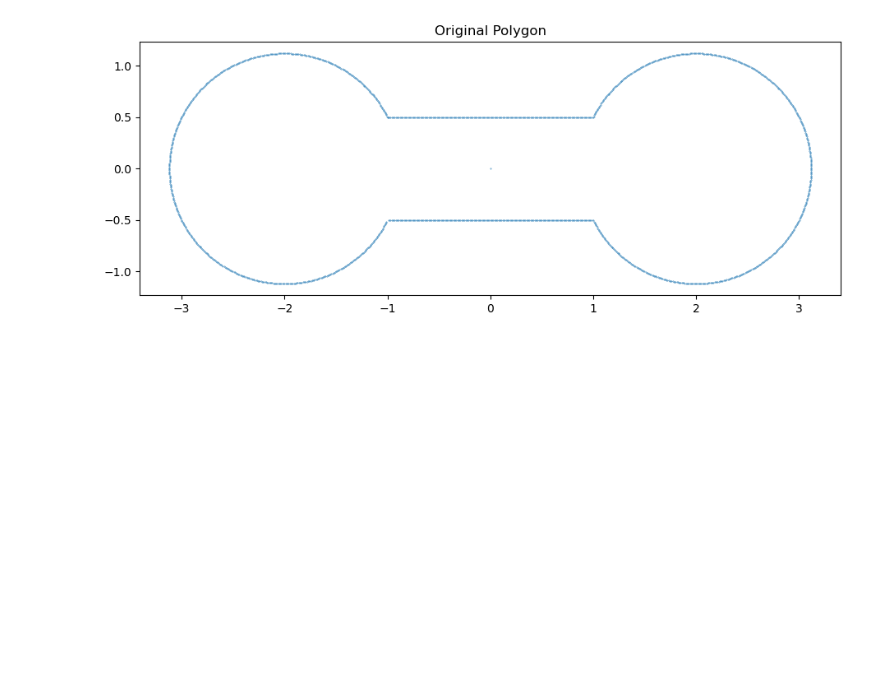
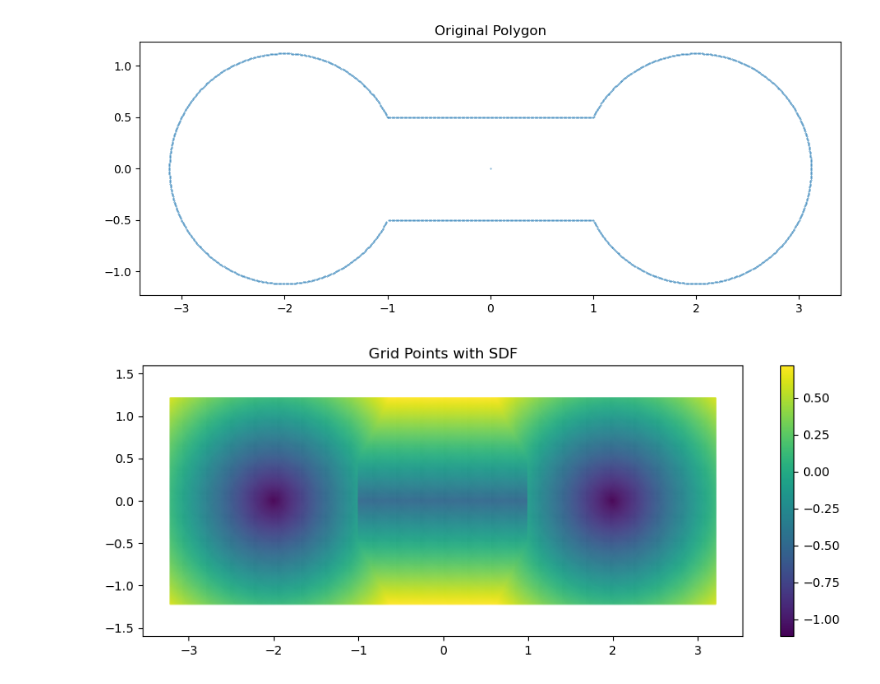
Before and after one commit to drtghosh/thesis_notebooks, a Jupyter notebook: DKL_results_2D_hand_picked.ipynb, the cells around one changed output. Drawn from its saved outputs; the diff is of its cells as text; code cells hidden in the pictures; blank space fills up the shorter version.

Commit message:
dumbbell sdf

```diff
--- a/DKL_results_2D_hand_picked.ipynb
+++ b/DKL_results_2D_hand_picked.ipynb
@@ -84,3 +84,45 @@ def create_grid(sampled, eps=0.1, res=0.01):
     return grid_points, grid_sizes
 # %%
 grid_points, grid_sizes = create_grid(dumb_sample, res=0.01)
+# %%
+def distance_from_circle(circle_center, circle_radius, pt):
+    return distance.euclidean(pt, circle_center)-circle_radius
+
+def sdf_dumbbell(circle_center_x, rec_long_side, rec_short_side, pt):
+    diff_x = circle_center_x - (rec_long_side/2)
+    assert diff_x > 0
+
+    circle_radius = distance.euclidean([circle_center_x,0], [rec_long_side/2,rec_short_side/2])
+    circle_center = np.array([circle_center_x, 0])
+    x, y = pt
+
+    if -rec_long_side/2 <= x <= rec_long_side/2:
+        if -rec_short_side/2 <= y <= rec_short_side/2:
+            return -min(torch.abs(rec_short_side/2 -y), torch.abs(y+rec_short_side/2))
+        else:
+            if x < 0:
+                circle_center = -circle_center
+            if y >= rec_short_side/2:
+                return min(y-rec_short_side/2, distance_from_circle(circle_center, circle_radius, pt))
+            else:
+                return min(-y-rec_short_side/2, distance_from_circle(circle_center, circle_radius, pt))
+    else:
+        if x < 0:
+                circle_center = -circle_center
+        return distance_from_circle(circle_center, circle_radius, pt)
+# %%
+sdf_grid = torch.empty(grid_points.size()[0], dtype=torch.float32)
+# %%
+for i in range(sdf_grid.size()[0]):
+    sdf_grid[i] = sdf_dumbbell(2.0, 2.0, 1.0, grid_points[i])
+# %%
+with torch.no_grad():
+        fig = plt.figure(figsize=(11, 4))
+        ax = fig.add_subplot(111)
+        plot = ax.scatter(grid_points.cpu().numpy()[:, 0], grid_points.cpu().numpy()[:, 1], c=sdf_grid.cpu().numpy(),s = 0.1)
+        fig.colorbar(plot)
+        ax.axis('equal')
+        ax.legend_ = None
+        ax.set_title(f'Grid Points with SDF')
+# %% [output]
+[figure, added]
```
Also changed, not shown: parts of 1 cell of this notebook.
